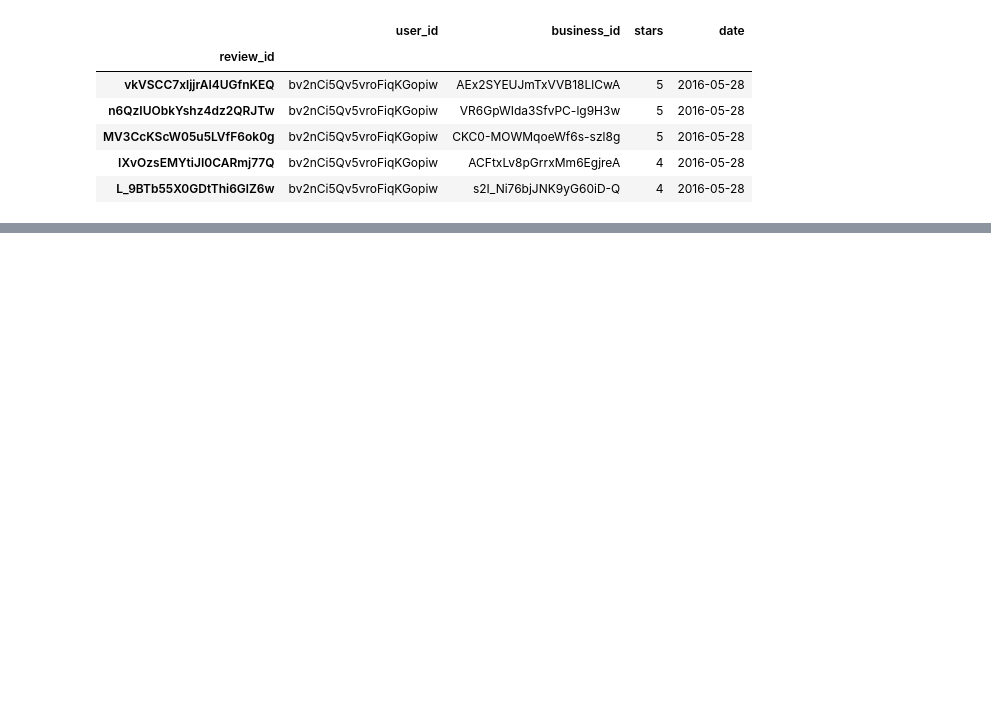
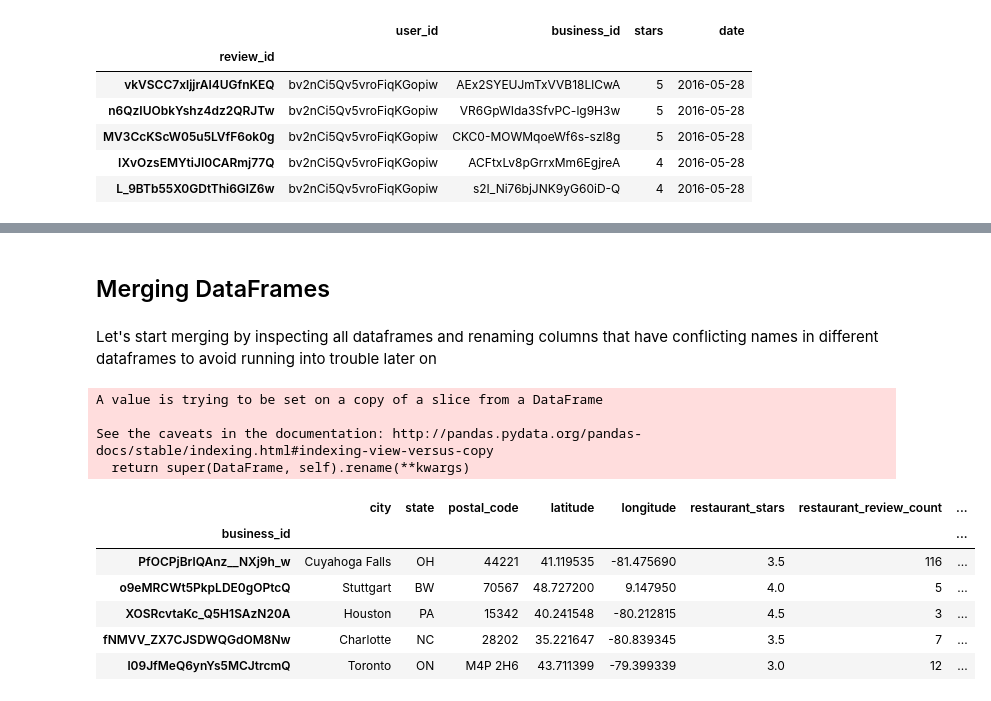
Before and after one commit to jphietala/Yelp-InfoViz, a Jupyter notebook: yelpdata.ipynb, the cells around one changed output, grey strips where cells are left out. Drawn from its saved outputs; the diff is of its cells as text; code cells hidden in the pictures; blank space fills up the shorter version.

Commit message:
Cleaning and merging of datasets done

```diff
--- a/yelpdata.ipynb
+++ b/yelpdata.ipynb
@@ -293,0 +367,19 @@ memory usage: 38.1+ MB
+# %% [markdown]
+## Merging DataFrames
+# %% [markdown]
+Let's start merging by inspecting all dataframes and renaming columns that have conflicting names in different dataframes to avoid running into trouble later on
+# %%
+r_df_clean.rename(columns={'stars': 'restaurant_stars', 'review_count': 'restaurant_review_count'}, inplace=True)
+r_df_clean.head()
+# %% [output]
+A value is trying to be set on a copy of a slice from a DataFrame
+
+See the caveats in the documentation: http://pandas.pydata.org/pandas-docs/stable/indexing.html#indexing-view-versus-copy
+  return super(DataFrame, self).rename(**kwargs)
+|  | city | state | postal_code | latitude | longitude | restaurant_stars | restaurant_review_count | ... |
+| business_id |  |  |  |  |  |  |  | ... |
+| PfOCPjBrlQAnz__NXj9h_w | Cuyahoga Falls | OH | 44221 | 41.119535 | -81.475690 | 3.5 | 116 | ... |
+| o9eMRCWt5PkpLDE0gOPtcQ | Stuttgart | BW | 70567 | 48.727200 | 9.147950 | 4.0 | 5 | ... |
+| XOSRcvtaKc_Q5H1SAzN20A | Houston | PA | 15342 | 40.241548 | -80.212815 | 4.5 | 3 | ... |
+| fNMVV_ZX7CJSDWQGdOM8Nw | Charlotte | NC | 28202 | 35.221647 | -80.839345 | 3.5 | 7 | ... |
+| l09JfMeQ6ynYs5MCJtrcmQ | Toronto | ON | M4P 2H6 | 43.711399 | -79.399339 | 3.0 | 12 | ... |
```
Also changed, not shown: parts of 32 cells of this notebook.
